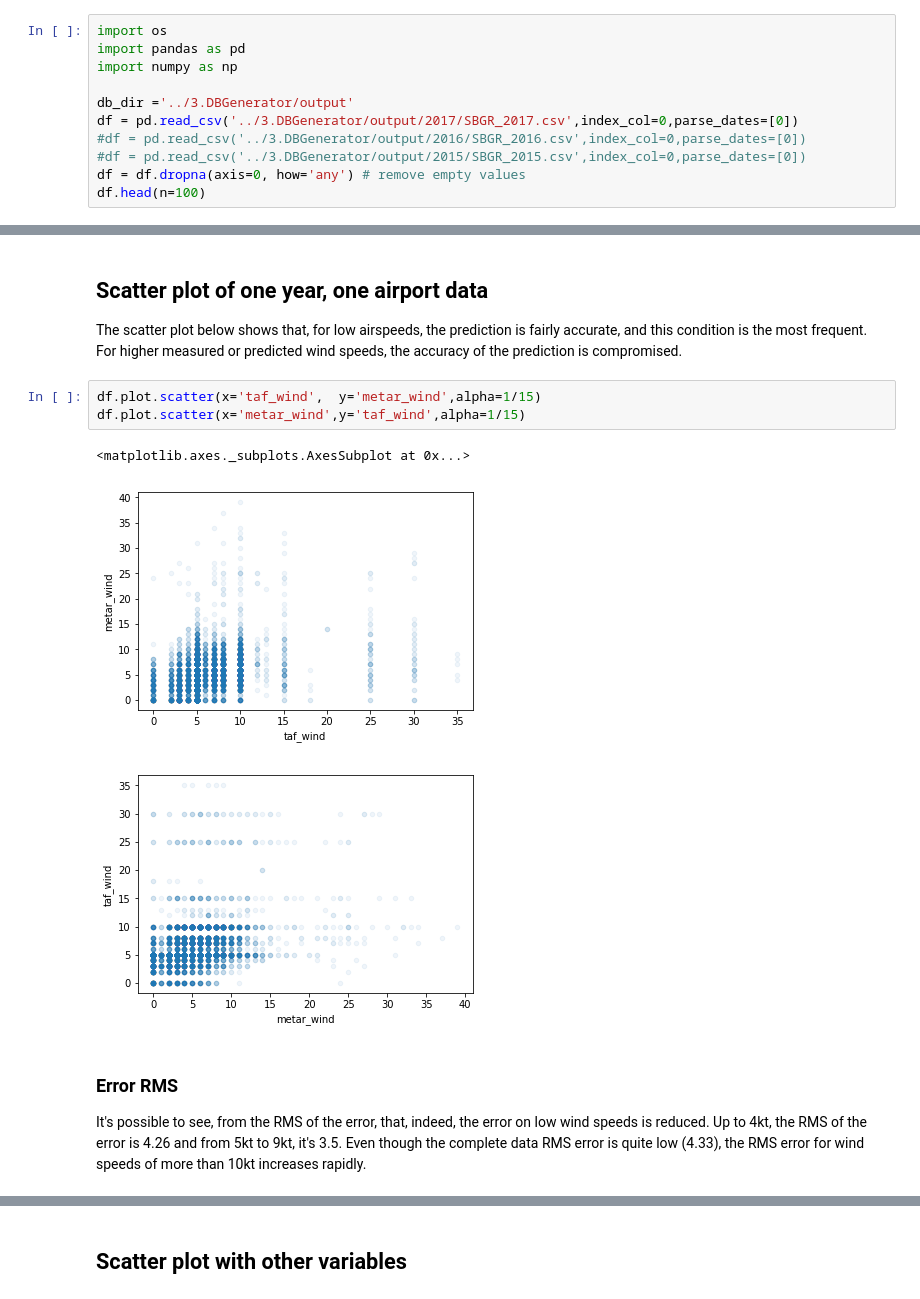
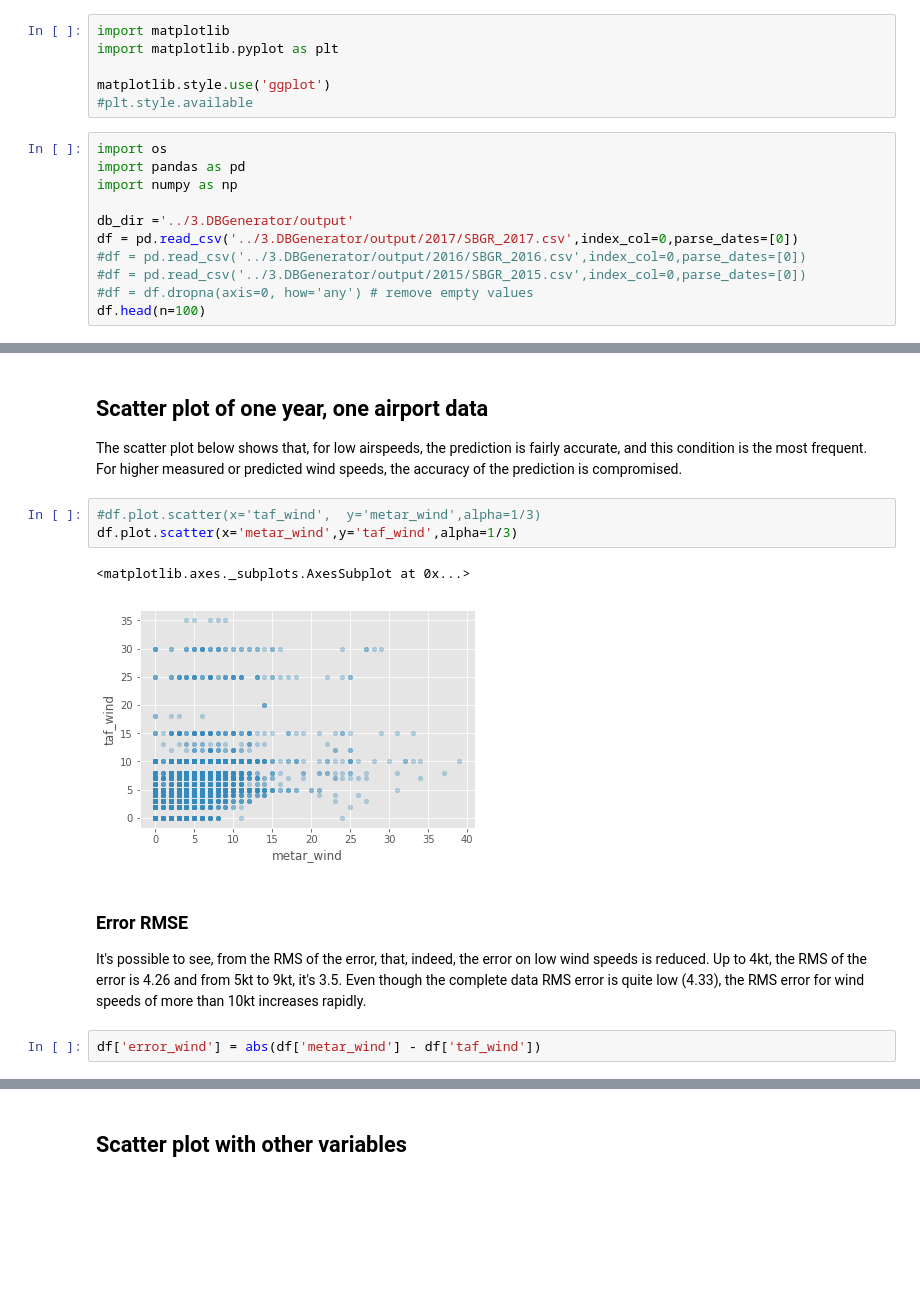
Before and after one commit to velame/Curso_DataScience, a Jupyter notebook: 4.DataAnalysis/eda_metartaf_notebook.ipynb, the cells around one changed output, grey strips where cells are left out. Cells and saved outputs as stored; diff of their text form; blank space fills up the shorter version.

```diff
--- a/4.DataAnalysis/eda_metartaf_notebook.ipynb
+++ b/4.DataAnalysis/eda_metartaf_notebook.ipynb
@@ -17,5 +20,11 @@ Messages samples:
 
 ref: https://www.redemet.aer.mil.br
+# %%
+import matplotlib
+import matplotlib.pyplot as plt
+
+matplotlib.style.use('ggplot')
+#plt.style.available
 # %%
 import os
 import pandas as pd
@@ -25,7 +34,7 @@ db_dir ='../3.DBGenerator/output'
 df = pd.read_csv('../3.DBGenerator/output/2017/SBGR_2017.csv',index_col=0,parse_dates=[0])
 #df = pd.read_csv('../3.DBGenerator/output/2016/SBGR_2016.csv',index_col=0,parse_dates=[0])
 #df = pd.read_csv('../3.DBGenerator/output/2015/SBGR_2015.csv',index_col=0,parse_dates=[0])
-df = df.dropna(axis=0, how='any') # remove empty values
+#df = df.dropna(axis=0, how='any') # remove empty values
 df.head(n=100)
 # %% [output]
 |  | metar_wind | metar_TS | metar_GRGS | metar_CB | metar_TCU | taf_wind | taf_TS | taf_GRGS | taf_CB | taf_TCU |
@@ -72,16 +99,17 @@ df[0:100:6].plot.bar(y=["metar_wind","taf_wind"],style='.')
 
 The scatter plot below shows that, for low airspeeds, the prediction is fairly accurate, and this condition is the most frequent. For higher measured or predicted wind speeds, the accuracy of the prediction is compromised.
 # %%
-df.plot.scatter(x='taf_wind',  y='metar_wind',alpha=1/15)
-df.plot.scatter(x='metar_wind',y='taf_wind',alpha=1/15)
+#df.plot.scatter(x='taf_wind',  y='metar_wind',alpha=1/3)
+df.plot.scatter(x='metar_wind',y='taf_wind',alpha=1/3)
 # %% [output]
 <matplotlib.axes._subplots.AxesSubplot at 0x...>
-[figure, old version]
+[figure, new version]
-[figure, removed]
 # %% [markdown]
-### Error RMS
+### Error RMSE
 
 It's possible to see, from the RMS of the error, that, indeed, the error on low wind speeds is reduced. Up to 4kt, the RMS of the error is 4.26 and from 5kt to 9kt, it's 3.5. Even though the complete data RMS error is quite low (4.33), the RMS error for wind speeds of more than 10kt increases rapidly.
+# %%
+df['error_wind'] = abs(df['metar_wind'] - df['taf_wind'])
 # %%
 import numpy as np
 from sklearn.metrics import mean_squared_error
```
Also changed, not shown: parts of 23 cells of this notebook.
